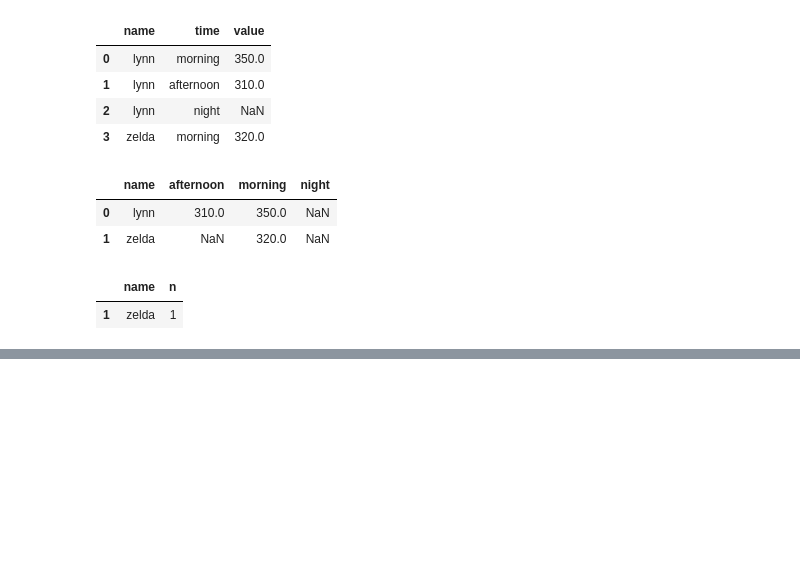
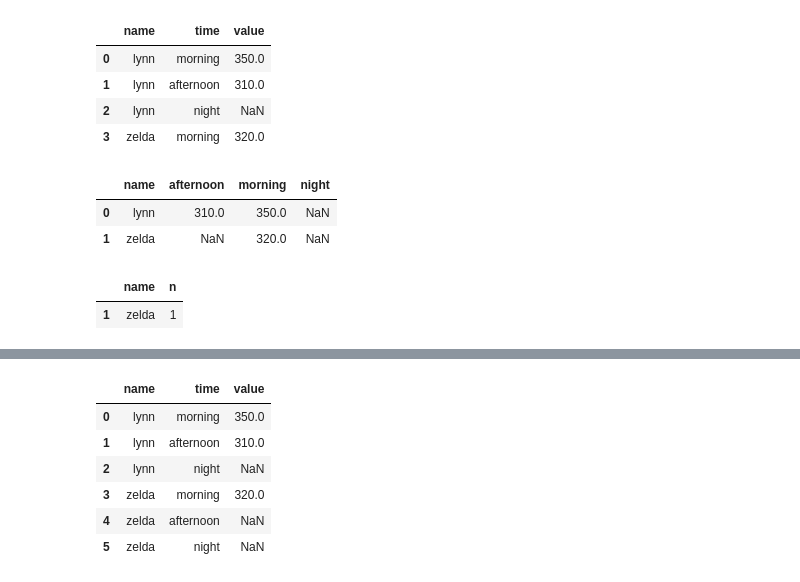
Before and after one commit to Monkey8596/Missing_data_handling-, a Jupyter notebook: notebooks/00Live_exploration.ipynb, the cells around one changed output, grey strips where cells are left out. Cells and saved outputs as stored; diff of their text form; code cells hidden in the pictures; blank space fills up the shorter version.

```diff
--- a/notebooks/00Live_exploration.ipynb
+++ b/notebooks/00Live_exploration.ipynb
@@ -550,0 +585,17 @@ implicit_to_explicit_df
+# %%
+(
+    implicit_to_explicit_df
+    .complete(
+        'name',
+        'time',
+        fill_value = np.nan
+    )
+)
+# %% [output]
+|  | name | time | value |
+| 0 | lynn | morning | 350.0 |
+| 1 | lynn | afternoon | 310.0 |
+| 2 | lynn | night | NaN |
+| 3 | zelda | morning | 320.0 |
+| 4 | zelda | afternoon | NaN |
+| 5 | zelda | night | NaN |
```
Also changed, not shown: parts of 4 cells of this notebook.
